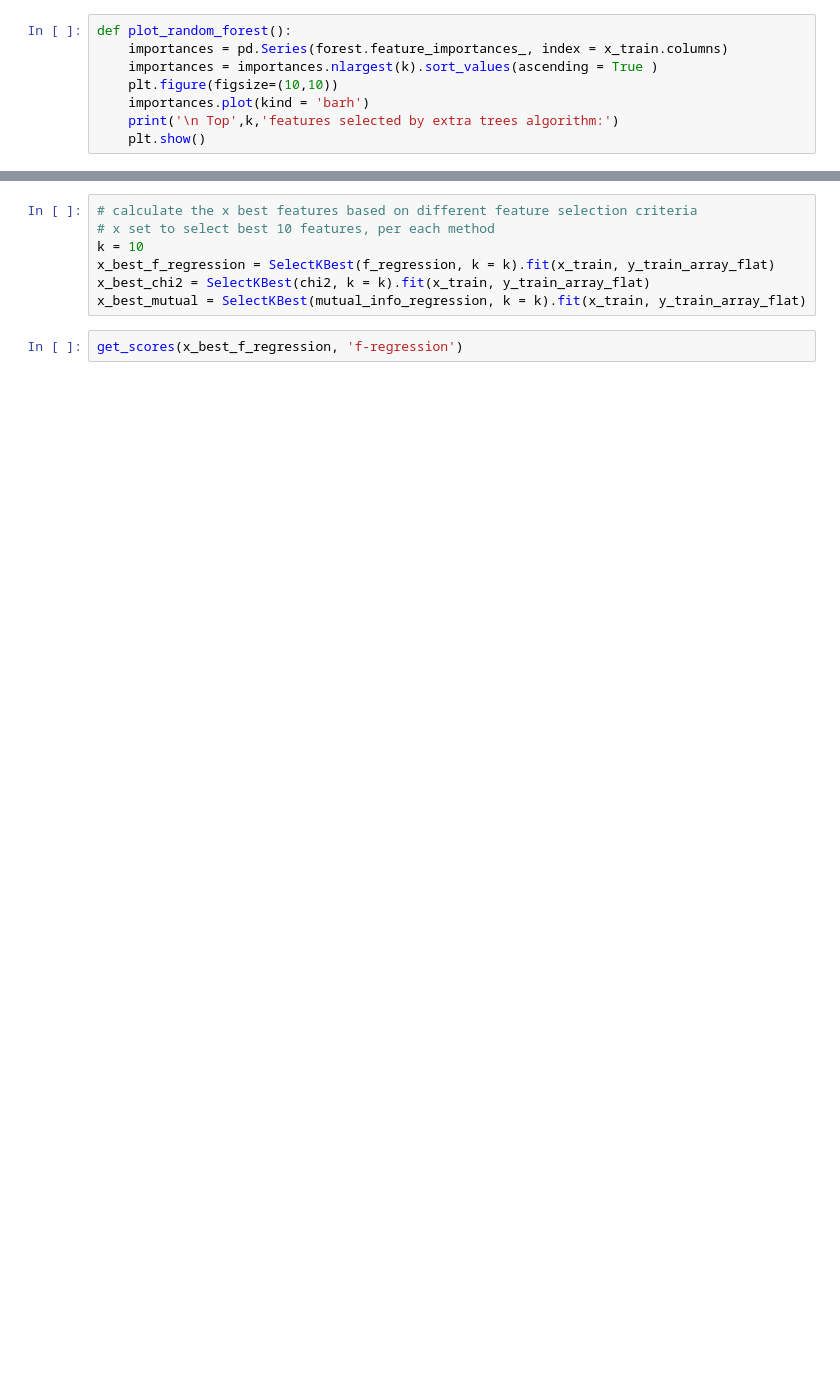
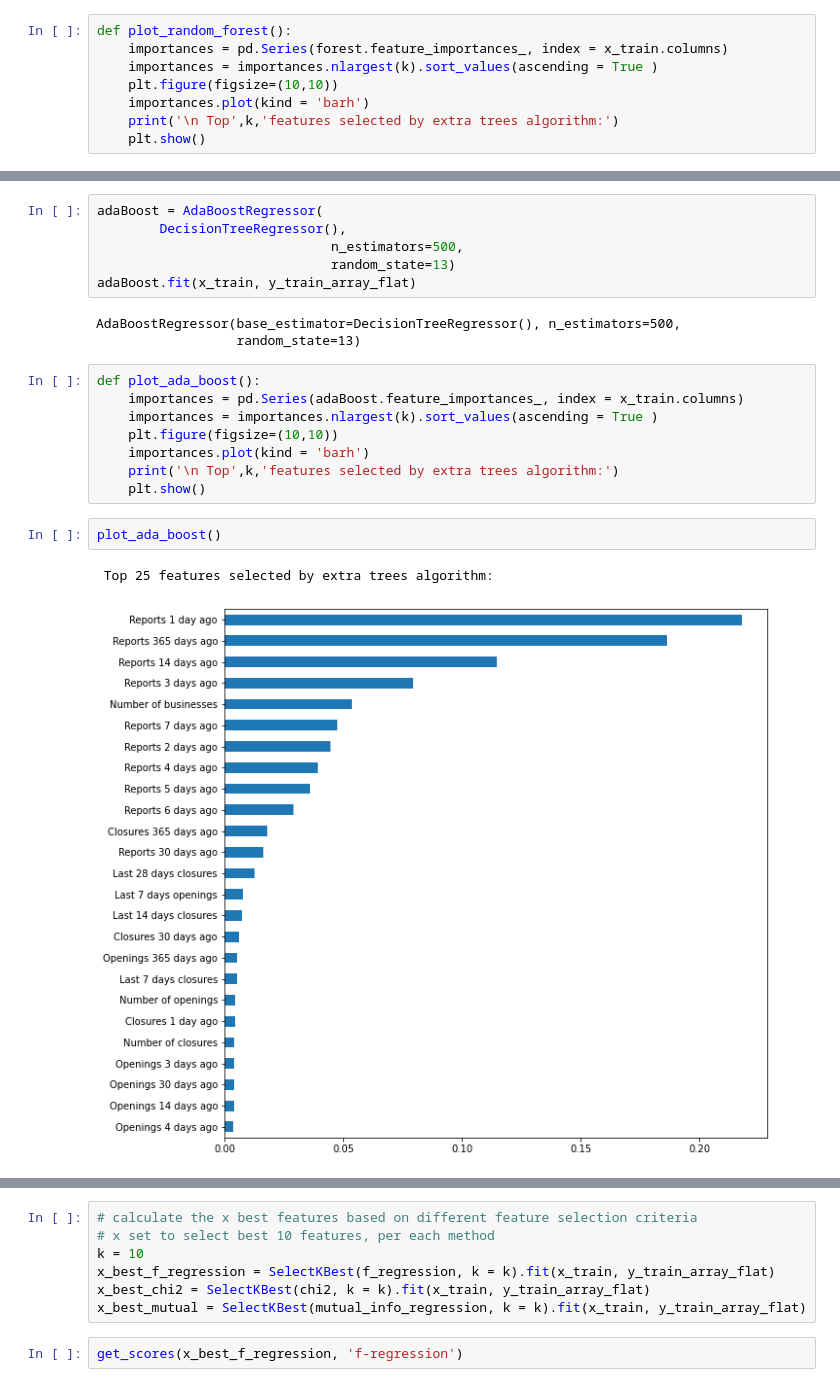
Before and after one commit to CBProgramming/CrimePrediction, a Jupyter notebook: 09 - Feature Selection Algorithm Result Analysis.ipynb, the cells around one changed output, grey strips where cells are left out. Saved outputs shown, nothing was run; the diff lists cells and outputs as text; blank space fills up the shorter version.

```diff
--- a/09 - Feature Selection Algorithm Result Analysis.ipynb
+++ b/09 - Feature Selection Algorithm Result Analysis.ipynb
@@ -65 +85,23 @@ def plot_random_forest():
+# %%
+adaBoost = AdaBoostRegressor(
+        DecisionTreeRegressor(),
+                              n_estimators=500,
+                              random_state=13)
+adaBoost.fit(x_train, y_train_array_flat)
+# %% [output]
+AdaBoostRegressor(base_estimator=DecisionTreeRegressor(), n_estimators=500,
+                  random_state=13)
+# %%
+def plot_ada_boost():
+    importances = pd.Series(adaBoost.feature_importances_, index = x_train.columns)
+    importances = importances.nlargest(k).sort_values(ascending = True )
+    plt.figure(figsize=(10,10))
+    importances.plot(kind = 'barh')
+    print('\n Top',k,'features selected by extra trees algorithm:')
+    plt.show()
+# %%
+plot_ada_boost()
+# %% [output]
+ Top 25 features selected by extra trees algorithm:
+[figure, added]
 # %%
```
Also changed, not shown: parts of 21 cells of this notebook, 4 other files.
